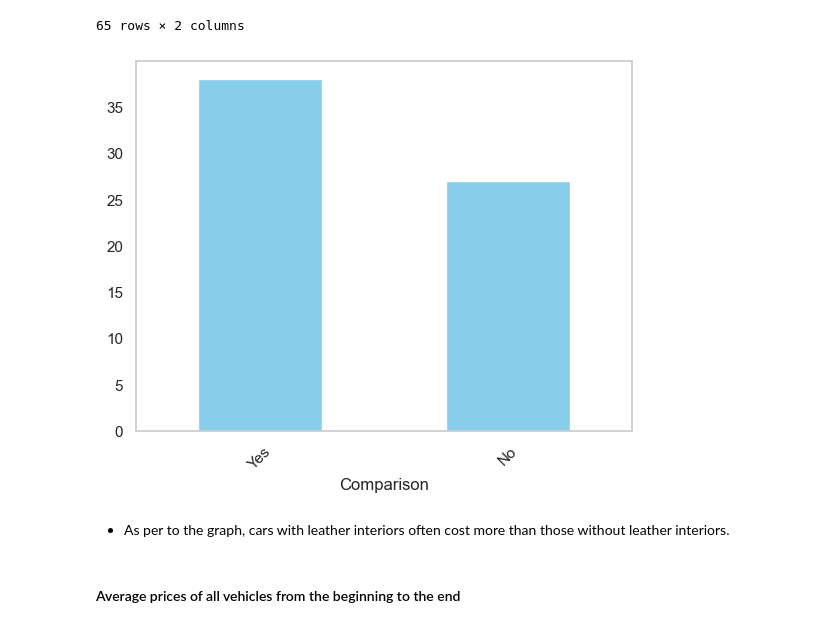
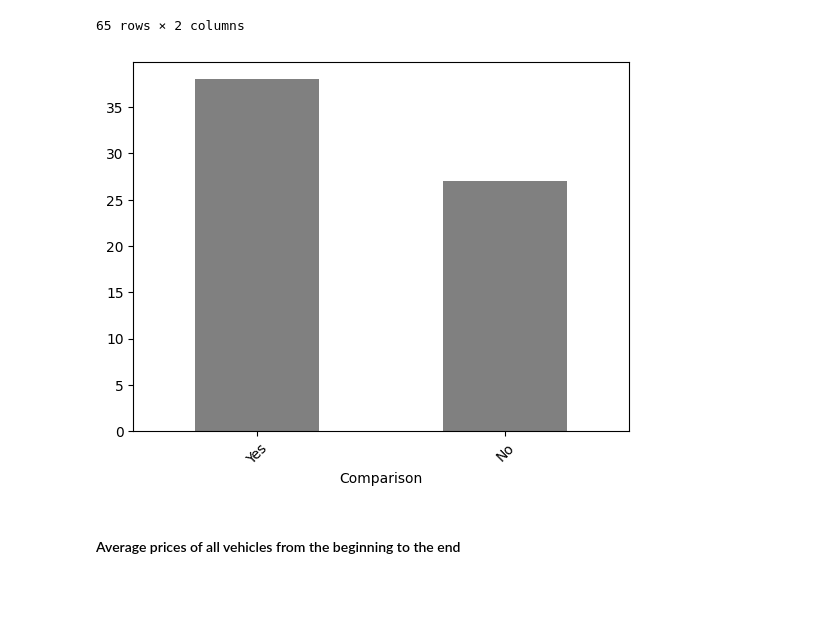
Before and after one commit to Utkarsh11-git/EDA_Car_Price_Python-, a Jupyter notebook: EDA_Car_Price.ipynb, the cells around one changed output. Saved outputs shown, nothing was run; the diff lists cells and outputs as text; code cells hidden in the pictures; blank space fills up the shorter version.

```diff
--- a/EDA_Car_Price.ipynb
+++ b/EDA_Car_Price.ipynb
@@ -298,19 +301,17 @@ pivot_avg_price
 # %%
 # Comparison of the 2 columns to check what costs more
 
 def check(x):
     if x['No']>x['Yes']:
         return 'No'
     else:
         return 'Yes'
-pivot_avg_price['Comparison'] =pivot_avg_price.apply(check, axis=1)
-pivot_avg_price['Comparison'].value_counts().plot(kind='bar',color='skyblue')
+pivot_avg_price['Comparison']=pivot_avg_price.apply(check, axis=1)
+pivot_avg_price['Comparison'].value_counts().plot(kind='bar',color='grey')
 plt.grid(False)
 plt.xticks(rotation=45);
 # %% [output]
-[figure, old version]
+[figure, new version]
-# %% [markdown]
-* As per to the graph, cars with leather interiors often cost more than those without leather interiors.
 # %% [markdown]
 #### Average prices of all vehicles from the beginning to the end
 # %%
```
Also changed, not shown: parts of 7 cells of this notebook.
